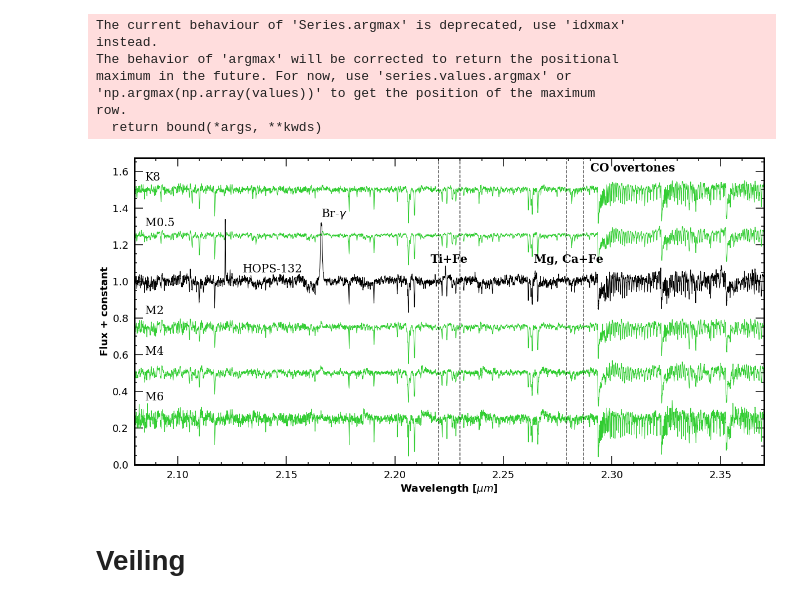
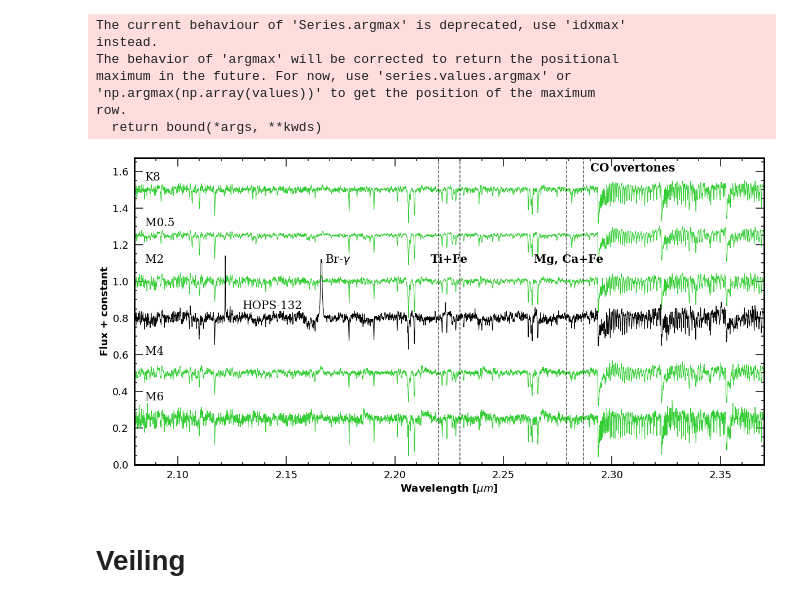
Before and after one commit to SavOliveira/IGRINS-Spectra, a Jupyter notebook: merged_standards_igrins.ipynb, the cells around one changed output. Cells and saved outputs as stored; diff of their text form; code cells hidden in the pictures.

```diff
--- a/merged_standards_igrins.ipynb
+++ b/merged_standards_igrins.ipynb
@@ -709,15 +709,18 @@ plt.plot(anon1_wavlen,savgol_filter(anon1_v+0.25,window_length=filt_window,polyo
 
 # plt.plot(jh108_wavlen,,linewidth=1,c='lime')
 # M2
-plt.plot(Lkca4_wavlen,savgol_filter(Lkca4_v-0.25,window_length=filt_window+8,polyorder=poly_order),linewidth=1,c='limegreen')
+plt.plot(Lkca4_wavlen,savgol_filter(Lkca4_v,window_length=filt_window+8,polyorder=poly_order),linewidth=1,c='limegreen')
+
+# Protostar
+plt.plot(hops132_wavlen,savgol_filter(hops132_flux/hops132_medflux-.2, window_length=filt_window+4, polyorder=poly_order),linewidth=1,c='black',label='HOPS-132')
+ax.text(2.13,.85,"HOPS-132",fontfamily='serif')
+
 # M4
 plt.plot(Lkca1_wavlen,savgol_filter(Lkca1_v-0.5,window_length=filt_window,polyorder=poly_order),linewidth=1,c='limegreen')
 # M6
 plt.plot(v410_wavlen,savgol_filter(v410_v-0.75,window_length=filt_window,polyorder=poly_order),linewidth=1,c='limegreen')
 
-# Protostar
-plt.plot(hops132_wavlen,savgol_filter(hops132_flux/hops132_medflux, window_length=filt_window+4, polyorder=poly_order),linewidth=1,c='black',label='HOPS-132')
-ax.text(2.13,1.05,"HOPS-132",fontfamily='serif')
+
 
 
 text_x = 2.085
@@ -730,7 +733,7 @@ text_x = 2.085
 ax.text(text_x,1.55,'K8',fontfamily='serif')
 ax.text(text_x,1.3,'M0.5',fontfamily='serif')
 # ax.text(text_x,2.25,'M1.5')
-ax.text(text_x,0.82,'M2',fontfamily='serif')
+ax.text(text_x,1.1,'M2',fontfamily='serif')
 ax.text(text_x,0.6,'M4',fontfamily='serif')
 ax.text(text_x,0.35,'M6',fontfamily='serif')
 
@@ -740,41 +743,41 @@ ax.text(2.29,1.6,'CO overtones',color='black',weight='bold',fontfamily='serif')
 
 # Br-Gamma
 # ax.axvline(x=2.166,ls='dashed',color='black',alpha=0.4)
-ax.text(2.166,1.35,'Br-$\gamma$',fontfamily='serif')
+ax.text(2.168,1.1,'Br-$\gamma$',fontfamily='serif')
 
 # Ti + Fe lines
 ax.axvline(x=2.22,ls='dashed',color='black',alpha=0.7)
 ax.axvline(x=2.23,ls='dashed',color='black',alpha=0.7)
 ax.text(2.225,1.1,"Ti+Fe",fontfamily='serif',weight='bold',ha='center')
 
 # Mg, Ca + Fe lines
 ax.axvline(x=2.279,ls='dashed',color='black',alpha=0.7)
 ax.axvline(x=2.287,ls='dashed',color='black',alpha=0.7)
 ax.text(2.28,1.1,"Mg, Ca+Fe",fontfamily='serif',weight='bold',ha='center')
 
 # Add minor ticks
 ax.tick_params(which='both',top=True,right=True)
 ax.xaxis.set_minor_locator(ticker.AutoMinorLocator())
 ax.yaxis.set_minor_locator(ticker.AutoMinorLocator())
 
 # Set the tick parameters
 ax.tick_params(axis='both', which='major', direction='in', width=1.5, length=15, pad=10)
 ax.tick_params(axis='both', which='minor', direction='in', width=1.5, length=5, pad=10)
 
 # plt.xlim(2.15,2.36)
 # ax.set_xlim(2.22,2.235)
 plt.xlim(2.08,2.37)
 plt.ylim(0)
 
 plt.xlabel('Wavelength [$\mu m$]')
 plt.ylabel('Flux + constant')
 # plt.legend()
 # plt.title('Smoothed Flux/Median Flux')
 plt.savefig(fig_path+'veilstandard_hops132.png')
 
 plt.show()
 # %% [output]
-[figure, old version]
+[figure, new version]
 # %% [markdown]
 # Veiling
 # %%
```
Also changed, not shown: parts of 1 cell of this notebook, 17 other files.
